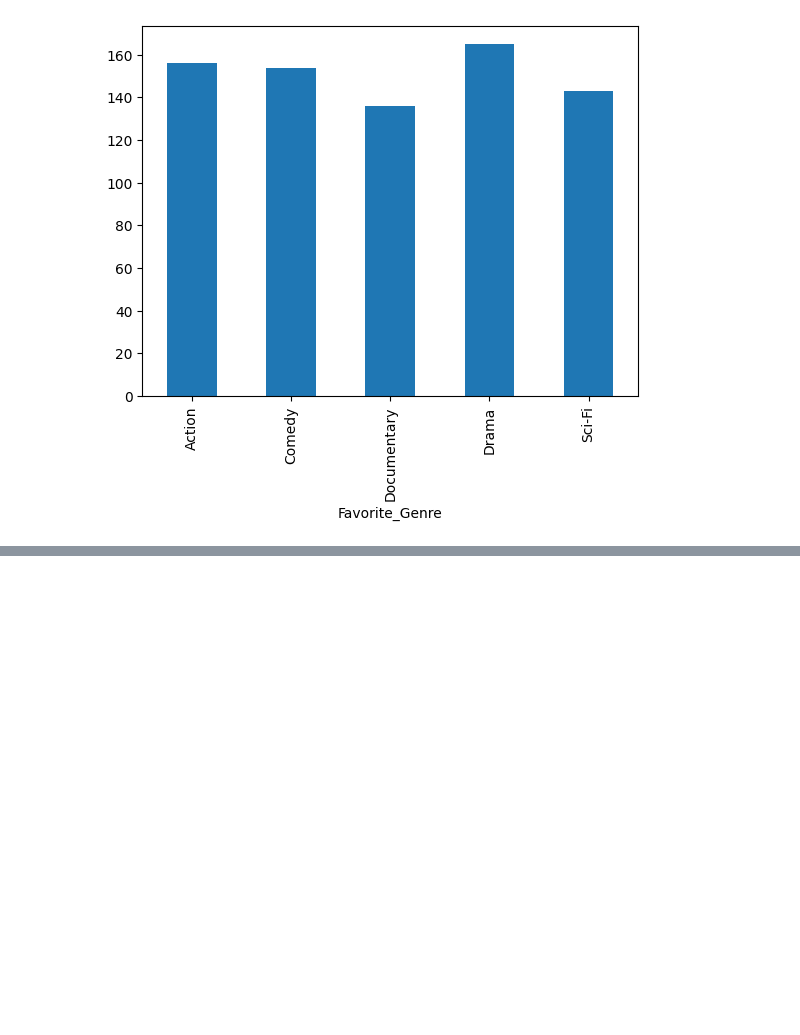
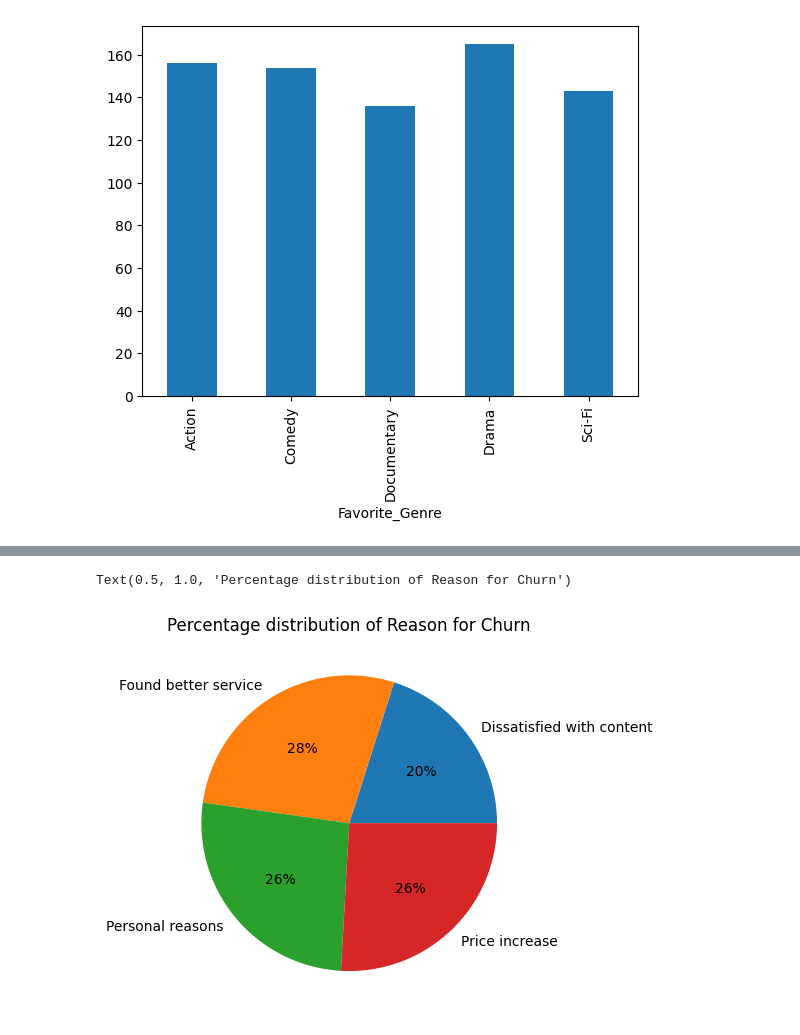
Before and after one commit to Tiffany-tianfei/StudyNotes, a Jupyter notebook: assignment-1.ipynb, the cells around one changed output, grey strips where cells are left out. Cells and saved outputs as stored; diff of their text form; code cells hidden in the pictures; blank space fills up the shorter version.

```diff
--- a/assignment-1.ipynb
+++ b/assignment-1.ipynb
@@ -284,0 +321,6 @@ df_stay.groupby('Favorite_Genre').size().plot(kind='bar')
+# %%
+df_churned.groupby('Reason_for_Churn').size().plot.pie(autopct='%1.0f%%')
+plt.title('Percentage distribution of Reason for Churn')
+# %% [output]
+Text(0.5, 1.0, 'Percentage distribution of Reason for Churn')
+[figure, added]
```
Also changed, not shown: parts of 7 cells of this notebook.
